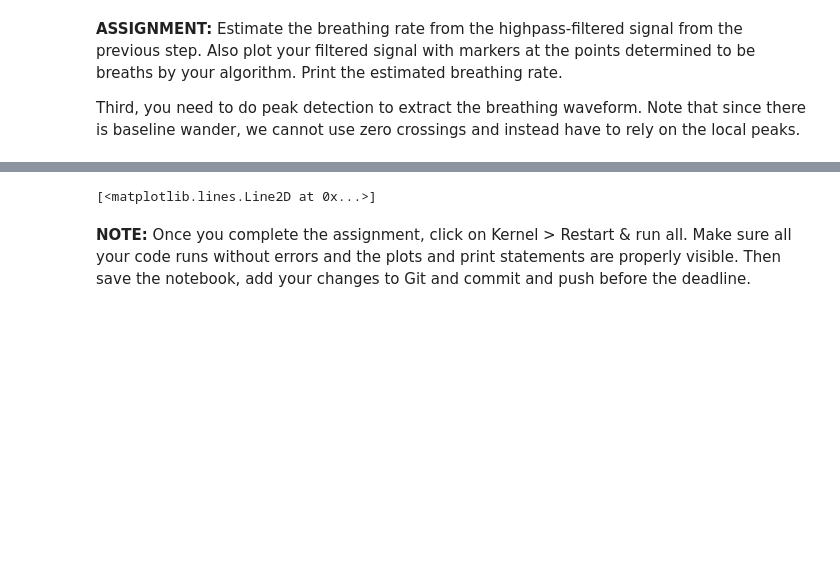
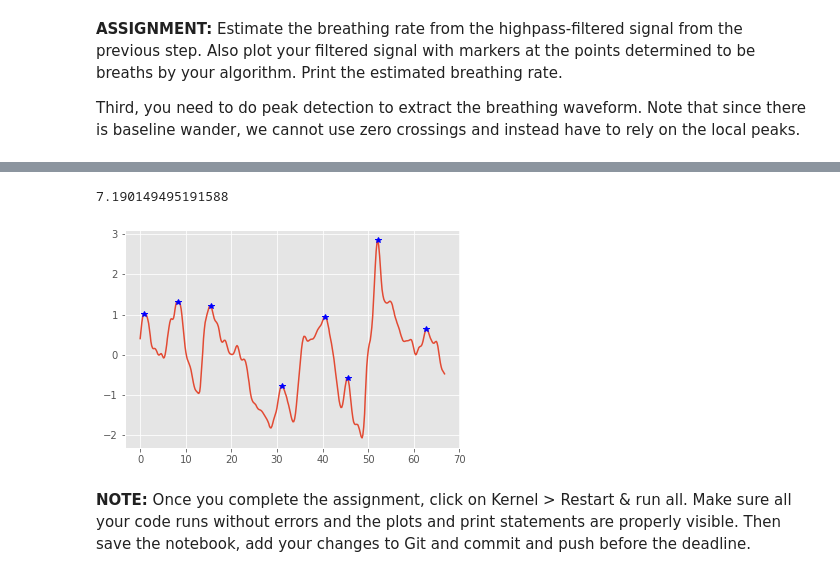
Before and after one commit to CS328/assignment-1-part-2-coreykoz, a Jupyter notebook: PPG-Assignment.ipynb, the cells around one changed output, grey strips where cells are left out. Saved outputs shown, nothing was run; the diff lists cells and outputs as text; code cells hidden in the pictures; blank space fills up the shorter version.

```diff
--- a/PPG-Assignment.ipynb
+++ b/PPG-Assignment.ipynb
@@ -257,4 +247,9 @@ breath_indices_x, __ = find_peaks(filtered_low_signal, prominence=.5)
 plt.figure()
 pl.plot(timestamps, filtered_low_signal)
 pl.plot(timestamps[breath_indices_x], filtered_low_signal[breath_indices_x], "b*")
+
+
+breaths, seconds = len(breath_indices_x), max(timestamps)
+breaths_per_min = (breaths/seconds) * 60
+print(breaths_per_min)
 # %% [output]
@@ -263,3 +256,4 @@ pl.plot(timestamps[breath_indices_x], filtered_low_signal[breath_indices_x], "b*
-[<matplotlib.lines.Line2D at 0x...>]
+7.190149495191588
+[figure, added]
 # %% [markdown]
 **NOTE:** Once you complete the assignment, click on Kernel > Restart & run all. Make sure all your code runs without errors and the plots and print statements are properly visible. Then save the notebook, add your changes to Git and commit and push before the deadline.
```
Also changed, not shown: parts of 9 cells of this notebook.
